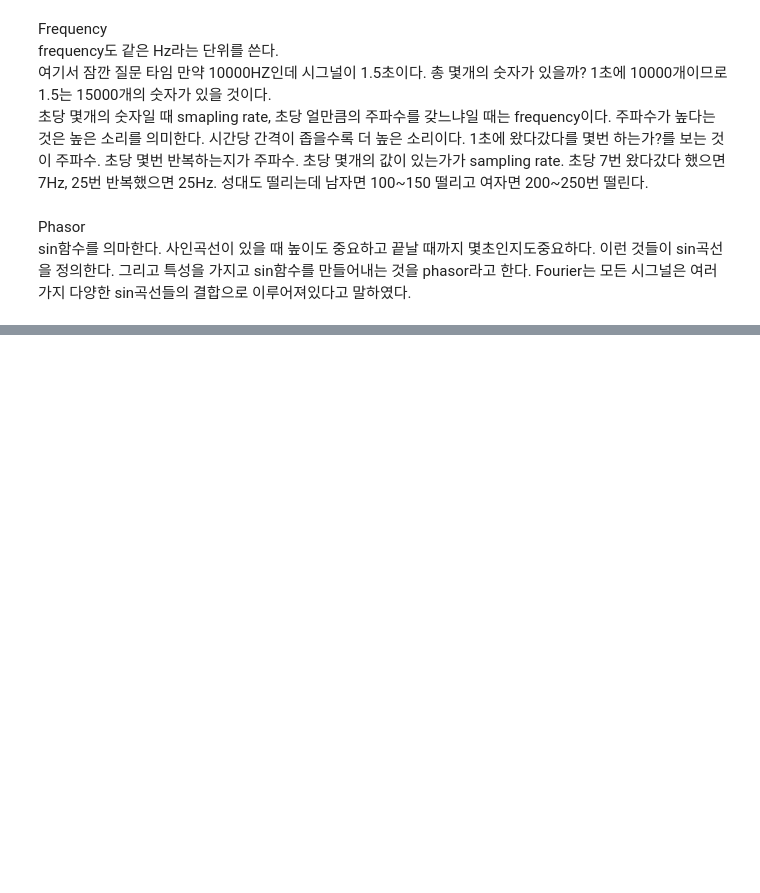
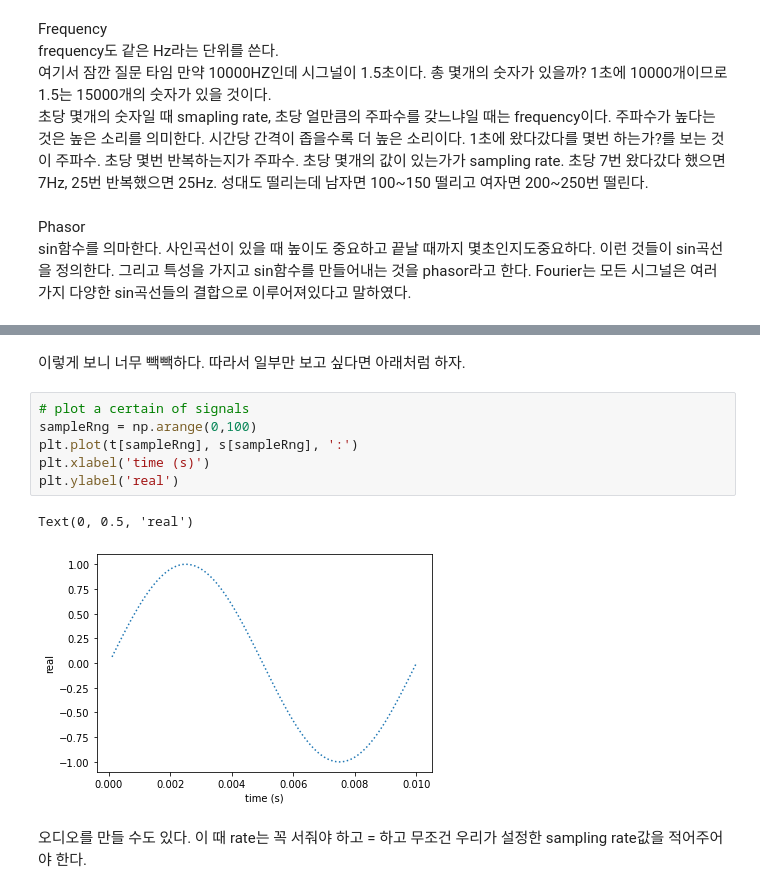
Before and after one commit to jinsu1214/class2022spring, a Jupyter notebook: 20220316.ipynb, the cells around one changed output, grey strips where cells are left out. Drawn from its saved outputs; the diff is of its cells as text; blank space fills up the shorter version.

```diff
--- a/20220316.ipynb
+++ b/20220316.ipynb
@@ -1090,0 +1141,13 @@ sin함수를 의마한다. 사인곡선이 있을 때 높이도 중요하고 끝
+# %% [markdown]
+이렇게 보니 너무 빽빽하다. 따라서 일부만 보고 싶다면 아래처럼 하자.
+# %%
+# plot a certain of signals
+sampleRng = np.arange(0,100)
+plt.plot(t[sampleRng], s[sampleRng], ':')
+plt.xlabel('time (s)')
+plt.ylabel('real')
+# %% [output]
+Text(0, 0.5, 'real')
+[figure, added]
+# %% [markdown]
+오디오를 만들 수도 있다. 이 때 rate는 꼭 서줘야 하고 = 하고 무조건 우리가 설정한 sampling rate값을 적어주어야 한다.
```
Also changed, not shown: parts of 30 cells of this notebook.
